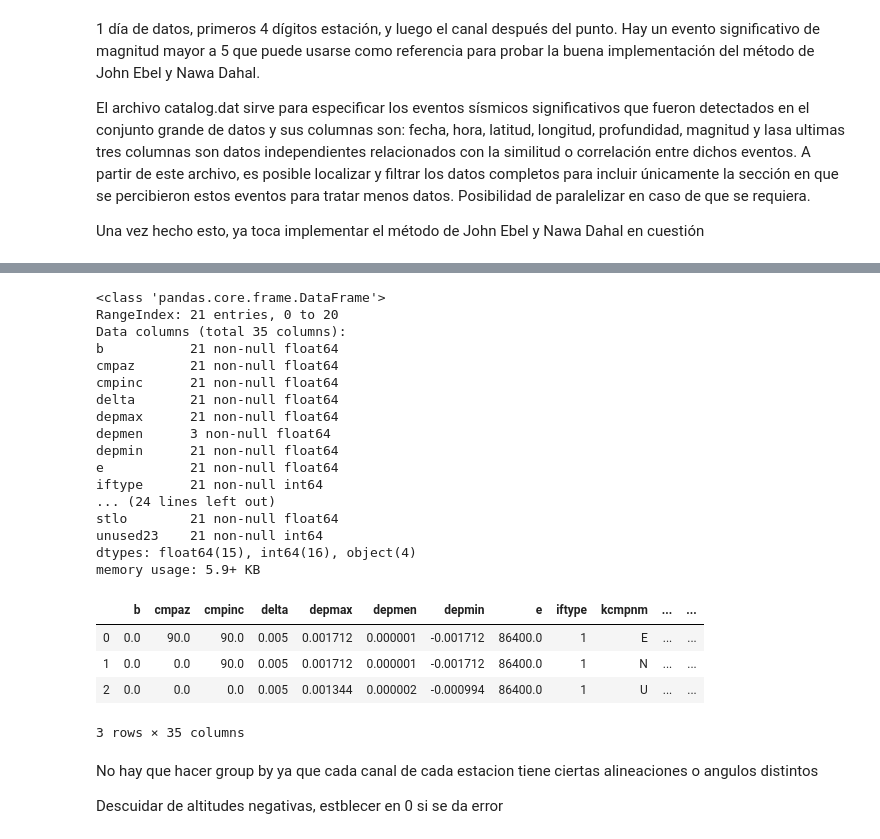
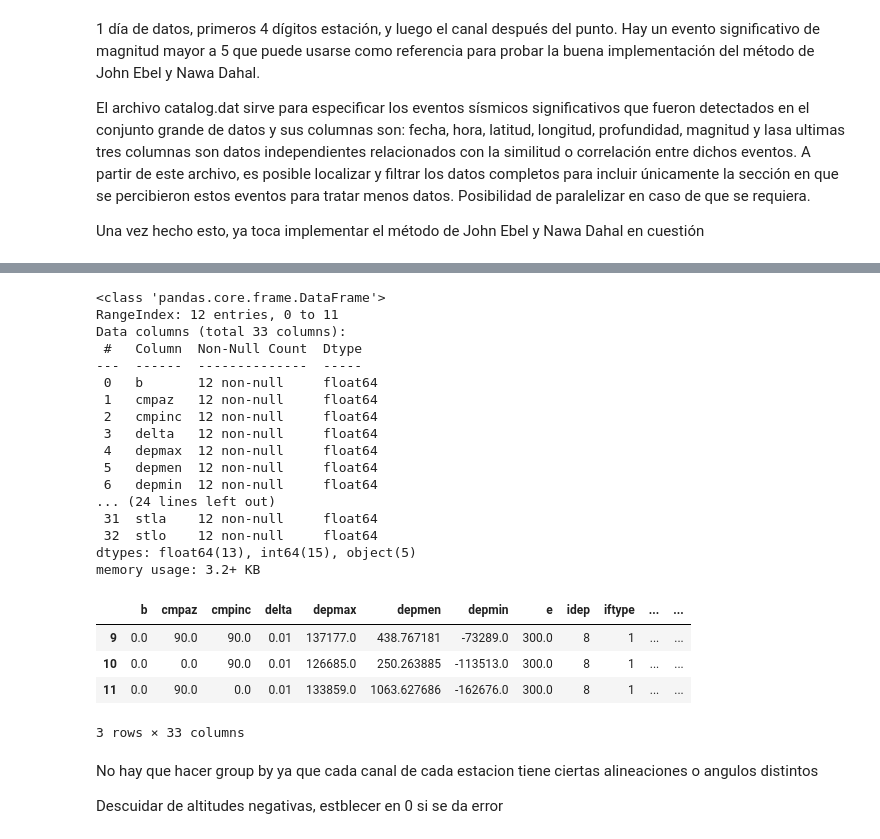
Before and after one commit to CoolingBroski/Mecanismos-Focales-Brecha-Guerrero, a Jupyter notebook: Preprocessing.ipynb, the cells around one changed output, grey strips where cells are left out. Saved outputs shown, nothing was run; the diff lists cells and outputs as text; code cells hidden in the pictures.

```diff
--- a/Preprocessing.ipynb
+++ b/Preprocessing.ipynb
@@ -14,7 +14,12 @@ El archivo catalog.dat sirve para especificar los eventos sísmicos significativ
 
 Una vez hecho esto, ya toca implementar el método de John Ebel y Nawa Dahal en cuestión
 # %%
-directorio_completo = r'Datos/'
-directorio_recortado = r'Datos_Trim/'
+directorio_sub = r'Datos/'
+directorioSSN = r'Datos_SSN/'
+dir_rec_name = r'Datos_Trim/'
+
+
+directorio_completo = directorioSSN
+directorio_recortado = dir_rec_name
 if not os.path.exists(directorio_recortado):
     os.makedirs(directorio_recortado)
@@ -117,28 +109,28 @@ stations_meta.head(30) # stel dejar tal cual o a 0
 stations_meta.info()
 # %% [output]
 <class 'pandas.core.frame.DataFrame'>
-RangeIndex: 21 entries, 0 to 20
-Data columns (total 35 columns):
-b           21 non-null float64
-cmpaz       21 non-null float64
-cmpinc      21 non-null float64
-delta       21 non-null float64
-depmax      21 non-null float64
-depmen      3 non-null float64
-depmin      21 non-null float64
-e           21 non-null float64
-iftype      21 non-null int64
+RangeIndex: 12 entries, 0 to 11
+Data columns (total 33 columns):
+ #   Column  Non-Null Count  Dtype
+---  ------  --------------  -----
+ 0   b       12 non-null     float64
+ 1   cmpaz   12 non-null     float64
+ 2   cmpinc  12 non-null     float64
+ 3   delta   12 non-null     float64
+ 4   depmax  12 non-null     float64
+ 5   depmen  12 non-null     float64
+ 6   depmin  12 non-null     float64
 ... (24 lines left out)
-stlo        21 non-null float64
-unused23    21 non-null int64
-dtypes: float64(15), int64(16), object(4)
-memory usage: 5.9+ KB
+ 31  stla    12 non-null     float64
+ 32  stlo    12 non-null     float64
+dtypes: float64(13), int64(15), object(5)
+memory usage: 3.2+ KB
 # %%
-stations_meta.loc[stations_meta['kstnm'] == '1S01']
+stations_meta.loc[stations_meta['kstnm'] == 'TLIG']
 # %% [output]
-|  | b | cmpaz | cmpinc | delta | depmax | depmen | depmin | e | iftype | kcmpnm | ... | ... |
-| 0 | 0.0 | 90.0 | 90.0 | 0.005 | 0.001712 | 0.000001 | -0.001712 | 86400.0 | 1 | E | ... | ... |
-| 1 | 0.0 | 0.0 | 90.0 | 0.005 | 0.001712 | 0.000001 | -0.001712 | 86400.0 | 1 | N | ... | ... |
-| 2 | 0.0 | 0.0 | 0.0 | 0.005 | 0.001344 | 0.000002 | -0.000994 | 86400.0 | 1 | U | ... | ... |
+|  | b | cmpaz | cmpinc | delta | depmax | depmen | depmin | e | idep | iftype | ... | ... |
+| 9 | 0.0 | 90.0 | 90.0 | 0.01 | 137177.0 | 438.767181 | -73289.0 | 300.0 | 8 | 1 | ... | ... |
+| 10 | 0.0 | 0.0 | 90.0 | 0.01 | 126685.0 | 250.263885 | -113513.0 | 300.0 | 8 | 1 | ... | ... |
+| 11 | 0.0 | 90.0 | 0.0 | 0.01 | 133859.0 | 1063.627686 | -162676.0 | 300.0 | 8 | 1 | ... | ... |
-3 rows × 35 columns
+3 rows × 33 columns
 # %%
```
Also changed, not shown: parts of 29 cells of this notebook, 14 other files.
